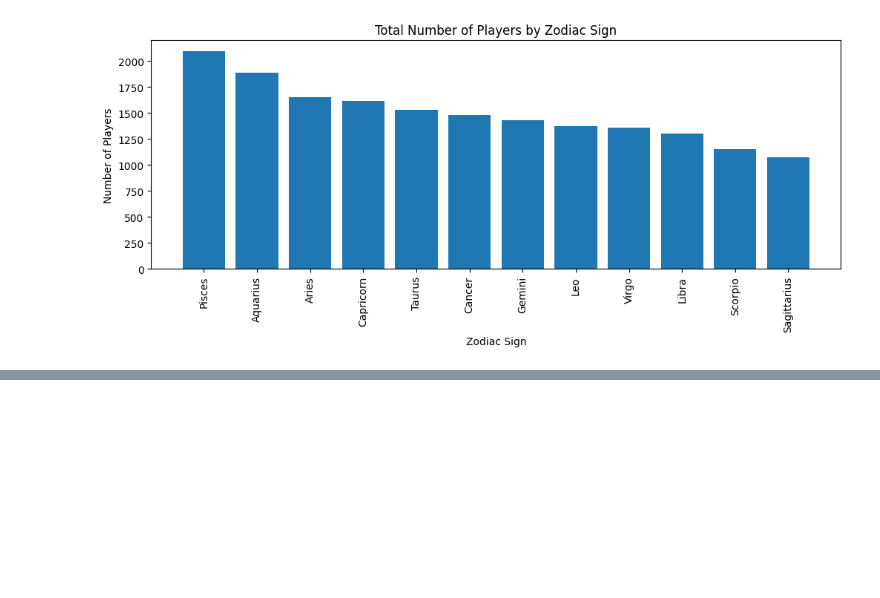
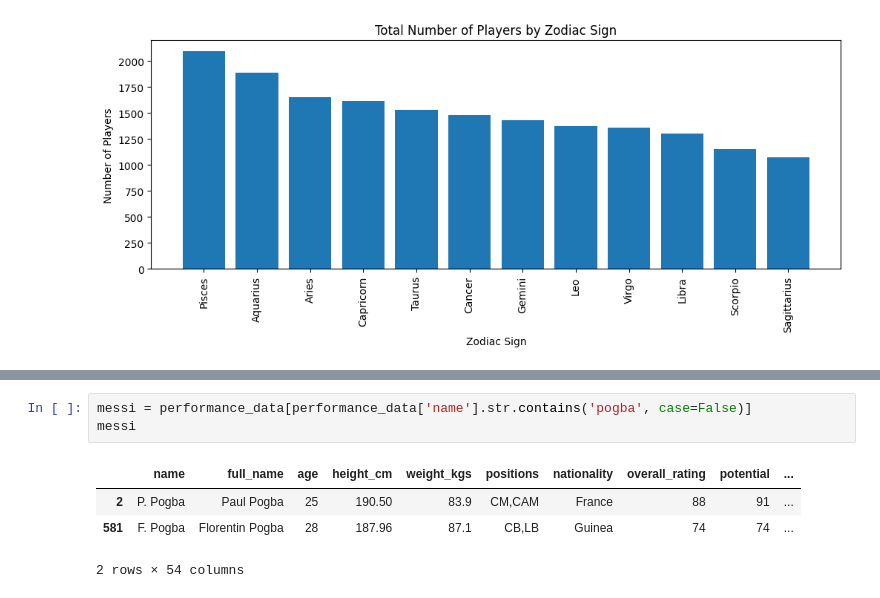
Before and after one commit to plamensve/ML_FINAL_PROJECT_2026, a Jupyter notebook: notebooks/01_overview.ipynb, the cells around one changed output, grey strips where cells are left out. Drawn from its saved outputs; the diff is of its cells as text; blank space fills up the shorter version.

```diff
--- a/notebooks/01_overview.ipynb
+++ b/notebooks/01_overview.ipynb
@@ -461,0 +885,8 @@ positions_percent
+# %%
+messi = performance_data[performance_data['name'].str.contains('pogba', case=False)]
+messi
+# %% [output]
+|  | name | full_name | age | height_cm | weight_kgs | positions | nationality | overall_rating | potential | ... |
+| 2 | P. Pogba | Paul Pogba | 25 | 190.50 | 83.9 | CM,CAM | France | 88 | 91 | ... |
+| 581 | F. Pogba | Florentin Pogba | 28 | 187.96 | 87.1 | CB,LB | Guinea | 74 | 74 | ... |
+2 rows × 54 columns
```
Also changed, not shown: parts of 38 cells of this notebook.
